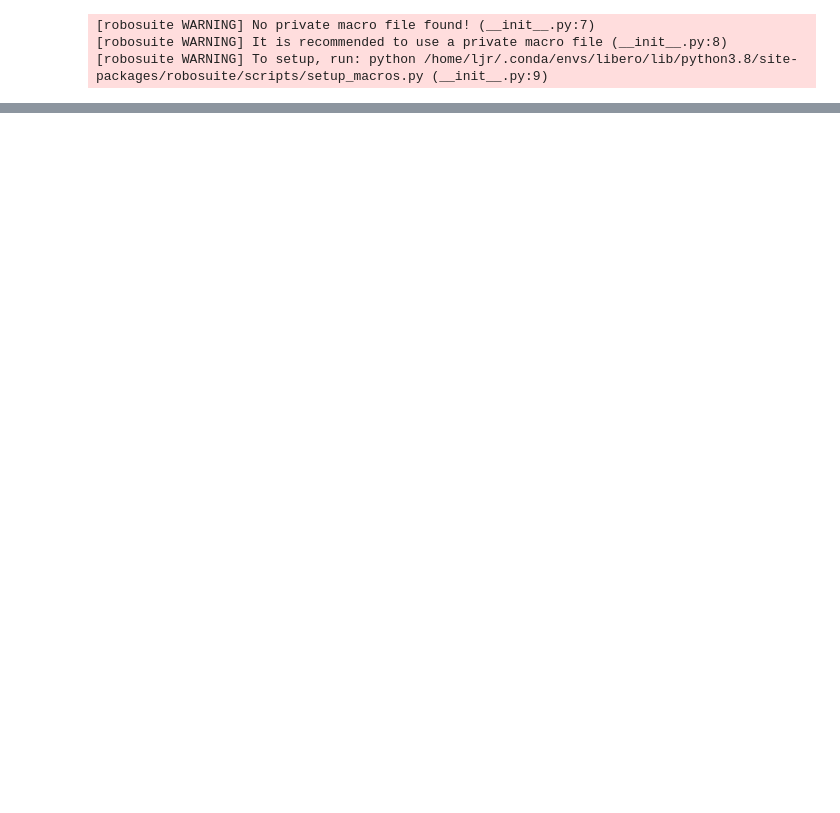
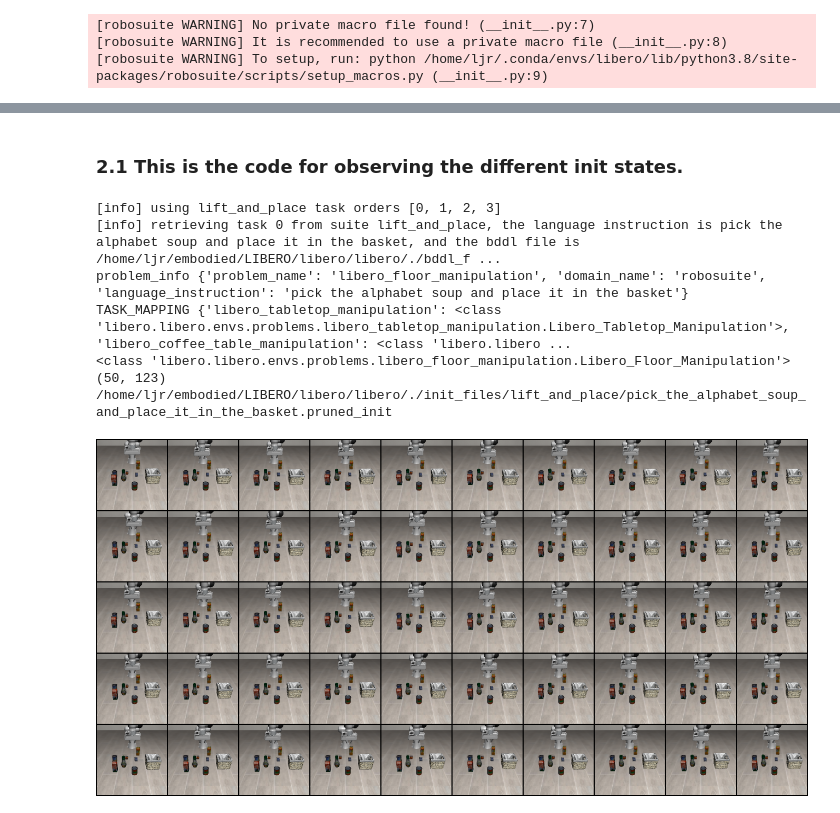
Before and after one commit to kingdom-of-warriors/My_Libero, a Jupyter notebook: test.ipynb, the cells around one changed output, grey strips where cells are left out. Cells and saved outputs as stored; diff of their text form; code cells hidden in the pictures; blank space fills up the shorter version.

Commit message:
Init TODO.md and update

```diff
--- a/test.ipynb
+++ b/test.ipynb
@@ -94,3 +101,68 @@ env.close()
+# %% [markdown]
+### 2.1 This is the code for observing the different init states.
+# %%
+from libero.libero.envs import OffScreenRenderEnv
+from IPython.display import display
+from PIL import Image
+
+import torch
+import torchvision
+
+# task_id is the (task_id + 1)th task in the benchmark
+benchmark_dict = benchmark.get_benchmark_dict()
+task_suite_name = "lift_and_place" # can also choose libero_spatial, libero_object, etc.
+task_suite = benchmark_dict[task_suite_name]()
+
+# retrieve a specific task
+task_id = 0
+task = task_suite.get_task(task_id)
+task_name = task.name
+task_description = task.language
+task_bddl_file = os.path.join(get_libero_path("bddl_files"), task.problem_folder, task.bddl_file)
+print(f"[info] retrieving task {task_id} from suite {task_suite_name}, the " + \
+      f"language instruction is {task_description}, and the bddl file is {task_bddl_file}")
+
+env_args = {
+    "bddl_file_name": task_bddl_file,
+    "camera_heights": 128,
+    "camera_widths": 128
+}
+
+env = OffScreenRenderEnv(**env_args)
+
+
+init_states = task_suite.get_task_init_states(task_id)
+
+# Fix random seeds for reproducibility
+env.seed(0)
+
+def make_grid(images, nrow=8, padding=2, normalize=False, pad_value=0):
+    """Make a grid of images. Make sure images is a 4D tensor in the shape of (B x C x H x W)) or a list of torch tensors."""
+    grid_image = torchvision.utils.make_grid(images, nrow=nrow, padding=padding, normalize=normalize, pad_value=pad_value).permute(1, 2, 0)
+    return grid_image
+
+images = []
+env.reset()
+for eval_index in range(len(init_states)):
+    env.set_init_state(init_states[eval_index])
+
+    for _ in range(5):
+        obs, _, _, _ = env.step([0.] * 7)
+    images.append(torch.from_numpy(obs["agentview_image"]).permute(2, 0, 1))
+
+# # images = torch.stack(images, dim=0).permute(0, 3, 1, 2)
+# print(images.shape)
+grid_image = make_grid(images, nrow=10, padding=2, pad_value=0)
+display(Image.fromarray(grid_image.numpy()[::-1]))
+env.close()
+# %% [output]
+[info] using lift_and_place task orders [0, 1, 2, 3]
+[info] retrieving task 0 from suite lift_and_place, the language instruction is pick the alphabet soup and place it in the basket, and the bddl file is /home/ljr/embodied/LIBERO/libero/libero/./bddl_f ...
+problem_info {'problem_name': 'libero_floor_manipulation', 'domain_name': 'robosuite', 'language_instruction': 'pick the alphabet soup and place it in the basket'}
+TASK_MAPPING {'libero_tabletop_manipulation': <class 'libero.libero.envs.problems.libero_tabletop_manipulation.Libero_Tabletop_Manipulation'>, 'libero_coffee_table_manipulation': <class 'libero.libero ...
+<class 'libero.libero.envs.problems.libero_floor_manipulation.Libero_Floor_Manipulation'>
+(50, 123) /home/ljr/embodied/LIBERO/libero/libero/./init_files/lift_and_place/pick_the_alphabet_soup_and_place_it_in_the_basket.pruned_init
+[figure, added]
 # %%
 import numpy as np
 from libero.libero.utils.bddl_generation_utils import get_xy_region_kwargs_list_from_regions_info
```
Also changed, not shown: parts of 3 cells of this notebook, 9 other files.
